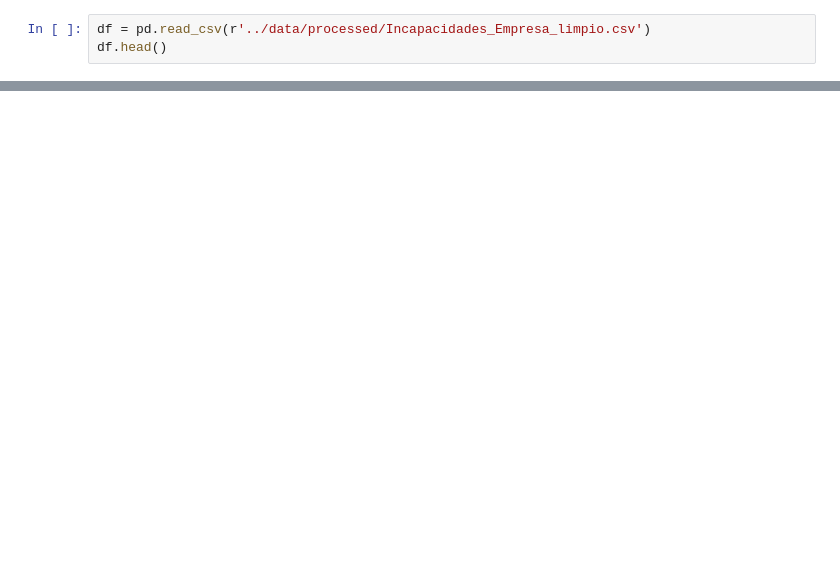
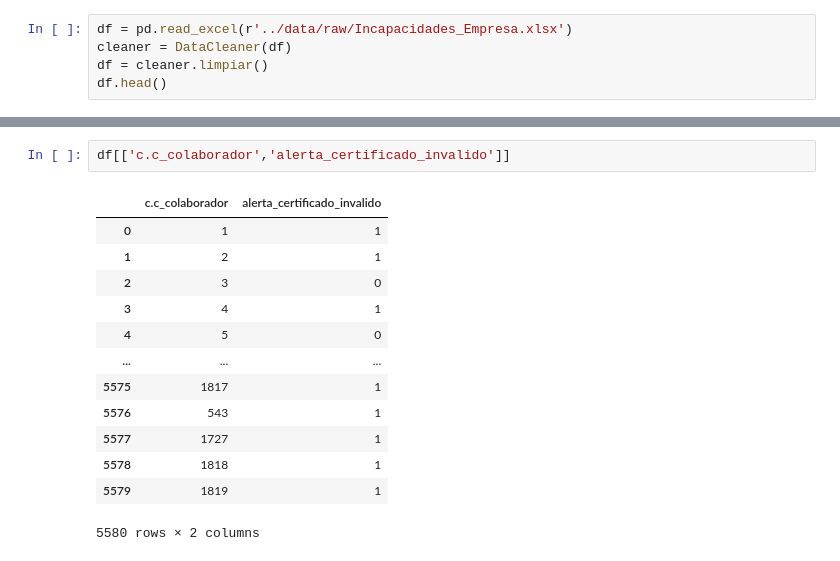
Before and after one commit to juanguzman2/uell_test, a Jupyter notebook: nootebooks/feature_selection.ipynb, the cells around one changed output, grey strips where cells are left out. Cells and saved outputs as stored; diff of their text form; blank space fills up the shorter version.

```diff
--- a/nootebooks/feature_selection.ipynb
+++ b/nootebooks/feature_selection.ipynb
@@ -12,5 +20,7 @@ import os
 # %%
-df = pd.read_csv(r'../data/processed/Incapacidades_Empresa_limpio.csv')
+df = pd.read_excel(r'../data/raw/Incapacidades_Empresa.xlsx')
+cleaner = DataCleaner(df)
+df = cleaner.limpiar()
 df.head()
 # %% [output]
 |  | c.c_colaborador | eps | ips | arl | fondo_de_pensiones | salario_colaborador | incapacidad_dias | ... |
@@ -33,0 +40,16 @@ Index(['c.c_colaborador', 'eps', 'ips', 'arl', 'fondo_de_pensiones',
+# %%
+df[['c.c_colaborador','alerta_certificado_invalido']]
+# %% [output]
+|  | c.c_colaborador | alerta_certificado_invalido |
+| 0 | 1 | 1 |
+| 1 | 2 | 1 |
+| 2 | 3 | 0 |
+| 3 | 4 | 1 |
+| 4 | 5 | 0 |
+| ... | ... | ... |
+| 5575 | 1817 | 1 |
+| 5576 | 543 | 1 |
+| 5577 | 1727 | 1 |
+| 5578 | 1818 | 1 |
+| 5579 | 1819 | 1 |
+5580 rows × 2 columns
```
Also changed, not shown: parts of 9 cells of this notebook, 17 other files.
